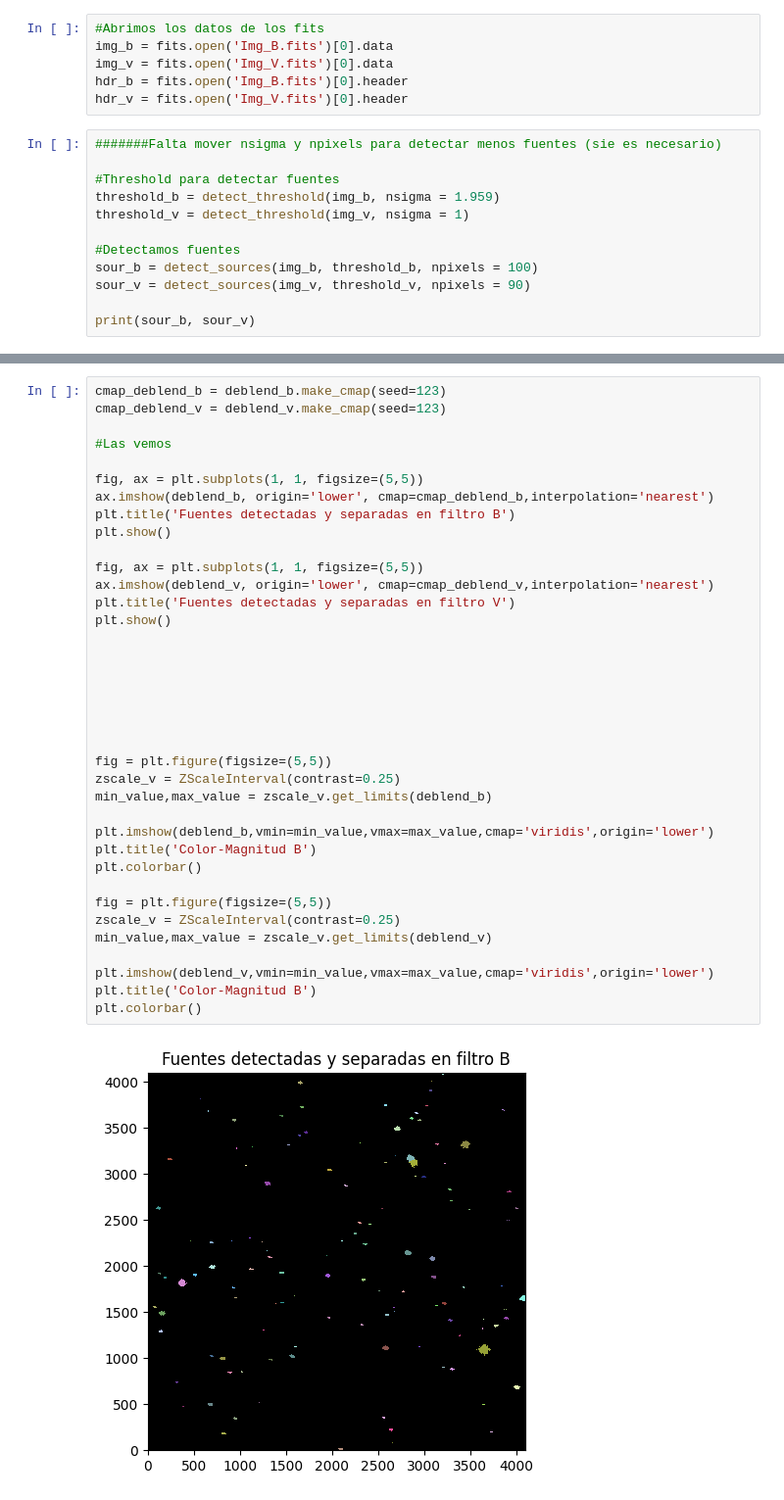
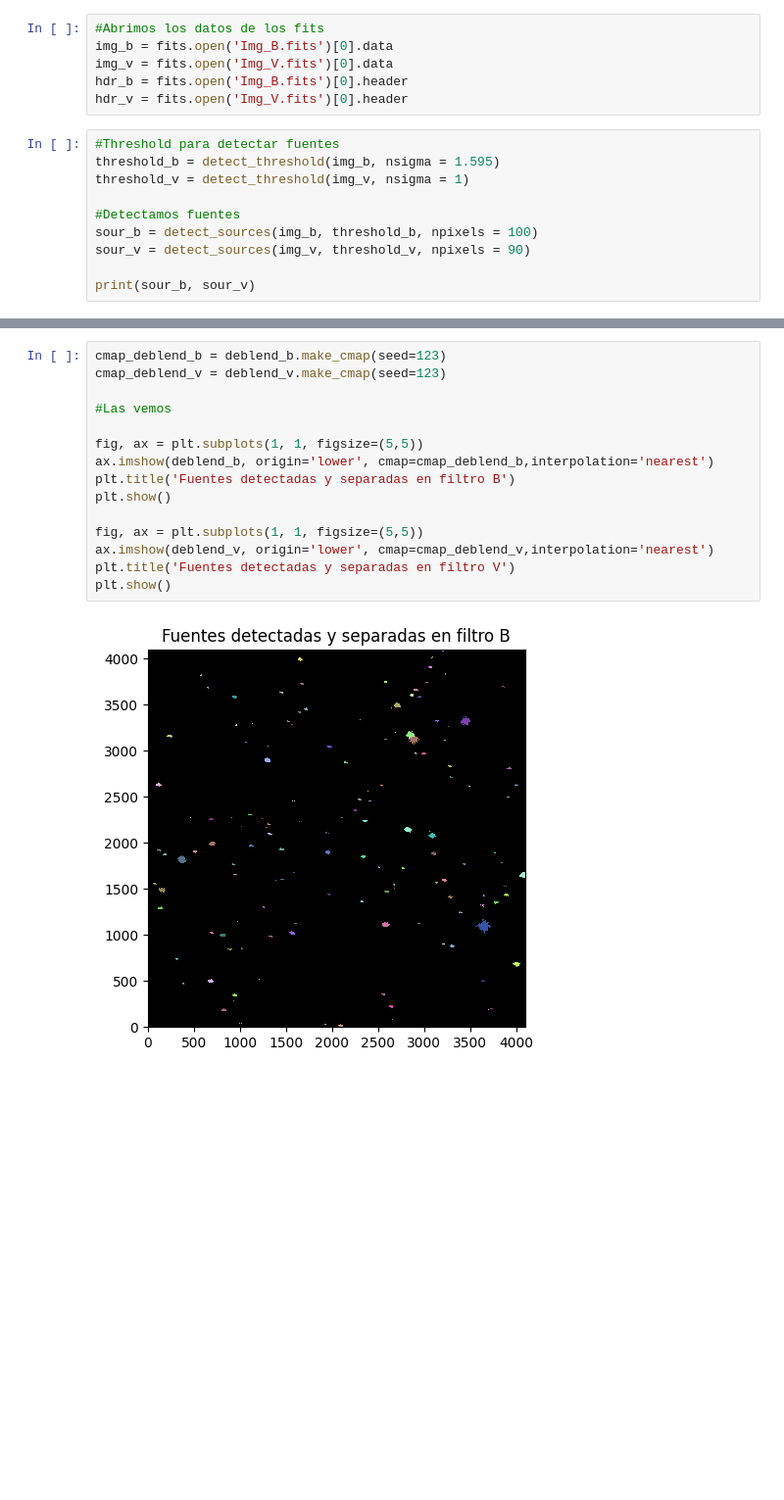
Before and after one commit to GGuerrero21/Codigo-Instrumentacion-Astronomica-2024, a Jupyter notebook: Catalogacion.ipynb, the cells around one changed output, grey strips where cells are left out. Shown: that part at 98% size. Drawn from its saved outputs; the diff is of its cells as text; blank space fills up the shorter version.

```diff
--- a/Catalogacion.ipynb
+++ b/Catalogacion.ipynb
@@ -13,10 +13,8 @@ img_v = fits.open('Img_V.fits')[0].data
 hdr_b = fits.open('Img_B.fits')[0].header
 hdr_v = fits.open('Img_V.fits')[0].header
 # %%
-#######Falta mover nsigma y npixels para detectar menos fuentes (sie es necesario)
-
 #Threshold para detectar fuentes
-threshold_b = detect_threshold(img_b, nsigma = 1.959)
+threshold_b = detect_threshold(img_b, nsigma = 1.595)
 threshold_v = detect_threshold(img_v, nsigma = 1)
 
 #Detectamos fuentes
@@ -71,40 +67,18 @@ labels: [  1   2   3   4   5 ... 145 146 147 148 149]
 # %%
 cmap_deblend_b = deblend_b.make_cmap(seed=123)
 cmap_deblend_v = deblend_v.make_cmap(seed=123)
 
 #Las vemos
 
 fig, ax = plt.subplots(1, 1, figsize=(5,5))
 ax.imshow(deblend_b, origin='lower', cmap=cmap_deblend_b,interpolation='nearest')
 plt.title('Fuentes detectadas y separadas en filtro B')
 plt.show()
 
 fig, ax = plt.subplots(1, 1, figsize=(5,5))
 ax.imshow(deblend_v, origin='lower', cmap=cmap_deblend_v,interpolation='nearest')
 plt.title('Fuentes detectadas y separadas en filtro V')
 plt.show()
-
-
-
-
-
-
-
-fig = plt.figure(figsize=(5,5))
-zscale_v = ZScaleInterval(contrast=0.25)
-min_value,max_value = zscale_v.get_limits(deblend_b)
-
-plt.imshow(deblend_b,vmin=min_value,vmax=max_value,cmap='viridis',origin='lower')
-plt.title('Color-Magnitud B')
-plt.colorbar()
-
-fig = plt.figure(figsize=(5,5))
-zscale_v = ZScaleInterval(contrast=0.25)
-min_value,max_value = zscale_v.get_limits(deblend_v)
-
-plt.imshow(deblend_v,vmin=min_value,vmax=max_value,cmap='viridis',origin='lower')
-plt.title('Color-Magnitud B')
-plt.colorbar()
 # %% [output]
-[figure, old version]
+[figure, new version]
 [figure]
```
Also changed, not shown: parts of 11 cells of this notebook.
